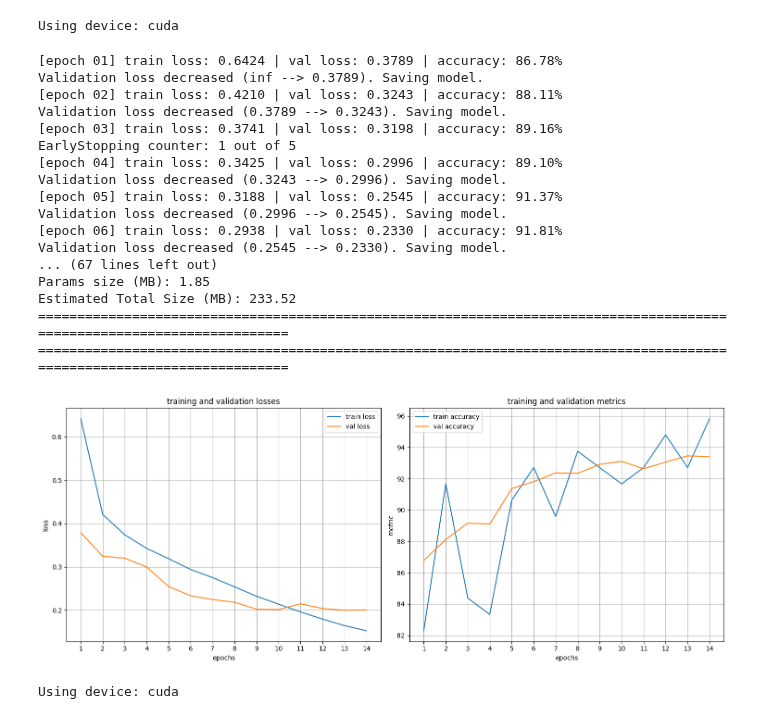
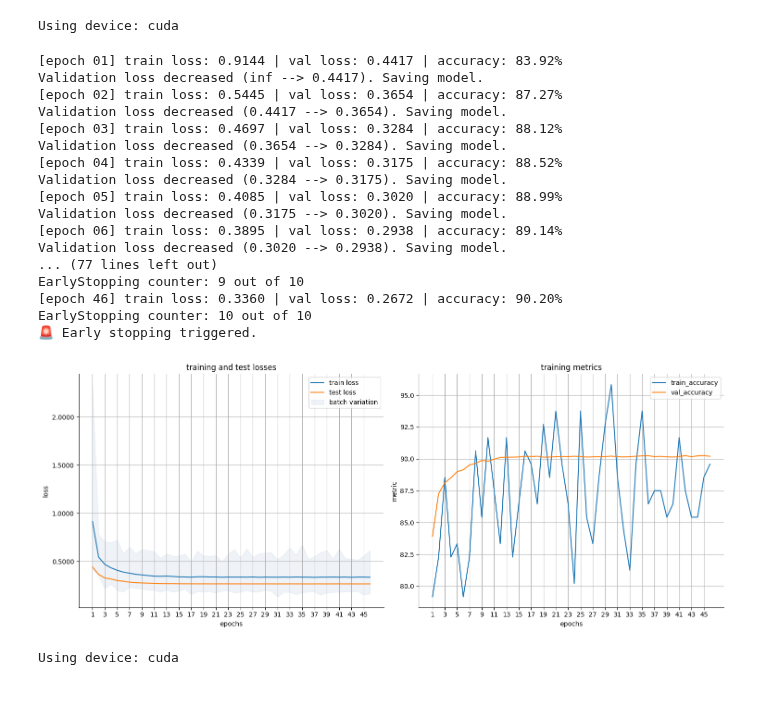
Before and after one commit to FutureGoose/OctaCycleCNN, a Jupyter notebook: exercises/w4/lek_functions_mnist.ipynb, the cells around one changed output. Saved outputs shown, nothing was run; the diff lists cells and outputs as text; code cells hidden in the pictures.

Commit message:
training

```diff
--- a/exercises/w4/lek_functions_mnist.ipynb
+++ b/exercises/w4/lek_functions_mnist.ipynb
@@ -44,17 +44,16 @@ Using device: cuda
 # %%
 import torch
 import torch.nn as nn
-from torch.optim import Adadelta
+from torch.optim import Adadelta, Adam, SGD
 from torch.optim.lr_scheduler import StepLR
 import sys
 from pathlib import Path
 
+# package_root = Path('/home/goose/projects/deeplearning/deep_learning_tools')
+package_root = Path('/home/gustaf/projects/deeplearning/deep_learning_tools')
+sys.path.append(str(package_root))
 
-#utils_dir = Path('/home/goose/projects/deeplearning/utils')
-utils_dir = Path('/home/gustaf/projects/deeplearning/utils')
-sys.path.append(str(utils_dir))
-from metrics import precision, recall, f1_score
-from trainer import ModelTrainer
+from src import ModelTrainer
 
 
 # model
@@ -107,58 +106,55 @@ class Net(nn.Module):
         x = self.dropout2(x)
         x = self.fc2(self.relu(x))
         x = self.fc3(x)
 
         return x
 
 # initialize model
 model = Net(input_size=28*28, output_size=10)
 # initialize optimizer
-optimizer = Adadelta(model.parameters(), lr=0.5, weight_decay=0.01)
+optimizer = Adam(model.parameters(), lr=0.001, weight_decay=0.01)
 # initialize scheduler
-scheduler = StepLR(optimizer, step_size=1, gamma=0.8)
+scheduler = StepLR(optimizer, step_size=1, gamma=0.75)
 
 # initialize trainer
 trainer = ModelTrainer(
     model=model,
     device=device,
     loss_fn=nn.CrossEntropyLoss(),
     optimizer=optimizer,
     scheduler=scheduler,
     batch_size=128,
     verbose=True,             # controls training progress logs
-    verbose_details=True,     # controls hyperparameters and model summary logs
-    enable_logging=True,      # controls overall logging
     save_metrics=True,        # controls saving of metrics visualization
-    early_stopping_patience=5,
-    early_stopping_delta=0.005,
-    metrics=[ModelTrainer.accuracy]
+    early_stopping_patience=10,
+    early_stopping_delta=0.00001
 )
 
 # train model
 trained_model = trainer.train(
     training_set=trainset,
     val_set=valset,
     num_epochs=100
 )
 # %% [output]
-[epoch 01] train loss: 0.6424 | val loss: 0.3789 | accuracy: 86.78%
-Validation loss decreased (inf --> 0.3789). Saving model.
-[epoch 02] train loss: 0.4210 | val loss: 0.3243 | accuracy: 88.11%
-Validation loss decreased (0.3789 --> 0.3243). Saving model.
-[epoch 03] train loss: 0.3741 | val loss: 0.3198 | accuracy: 89.16%
-EarlyStopping counter: 1 out of 5
-[epoch 04] train loss: 0.3425 | val loss: 0.2996 | accuracy: 89.10%
-Validation loss decreased (0.3243 --> 0.2996). Saving model.
-[epoch 05] train loss: 0.3188 | val loss: 0.2545 | accuracy: 91.37%
-Validation loss decreased (0.2996 --> 0.2545). Saving model.
-[epoch 06] train loss: 0.2938 | val loss: 0.2330 | accuracy: 91.81%
-Validation loss decreased (0.2545 --> 0.2330). Saving model.
-... (67 lines left out)
-Params size (MB): 1.85
-Estimated Total Size (MB): 233.52
-========================================================================================================================
-========================================================================================================================
+[epoch 01] train loss: 0.9144 | val loss: 0.4417 | accuracy: 83.92%
+Validation loss decreased (inf --> 0.4417). Saving model.
+[epoch 02] train loss: 0.5445 | val loss: 0.3654 | accuracy: 87.27%
+Validation loss decreased (0.4417 --> 0.3654). Saving model.
+[epoch 03] train loss: 0.4697 | val loss: 0.3284 | accuracy: 88.12%
+Validation loss decreased (0.3654 --> 0.3284). Saving model.
+[epoch 04] train loss: 0.4339 | val loss: 0.3175 | accuracy: 88.52%
+Validation loss decreased (0.3284 --> 0.3175). Saving model.
+[epoch 05] train loss: 0.4085 | val loss: 0.3020 | accuracy: 88.99%
+Validation loss decreased (0.3175 --> 0.3020). Saving model.
+[epoch 06] train loss: 0.3895 | val loss: 0.2938 | accuracy: 89.14%
+Validation loss decreased (0.3020 --> 0.2938). Saving model.
+... (77 lines left out)
+EarlyStopping counter: 9 out of 10
+[epoch 46] train loss: 0.3360 | val loss: 0.2672 | accuracy: 90.20%
+EarlyStopping counter: 10 out of 10
+🚨 Early stopping triggered.
-[figure, old version]
+[figure, new version]
 # %%
 from torchvision import datasets, transforms
 import torch
```
Also changed, not shown: parts of 1 cell of this notebook.
